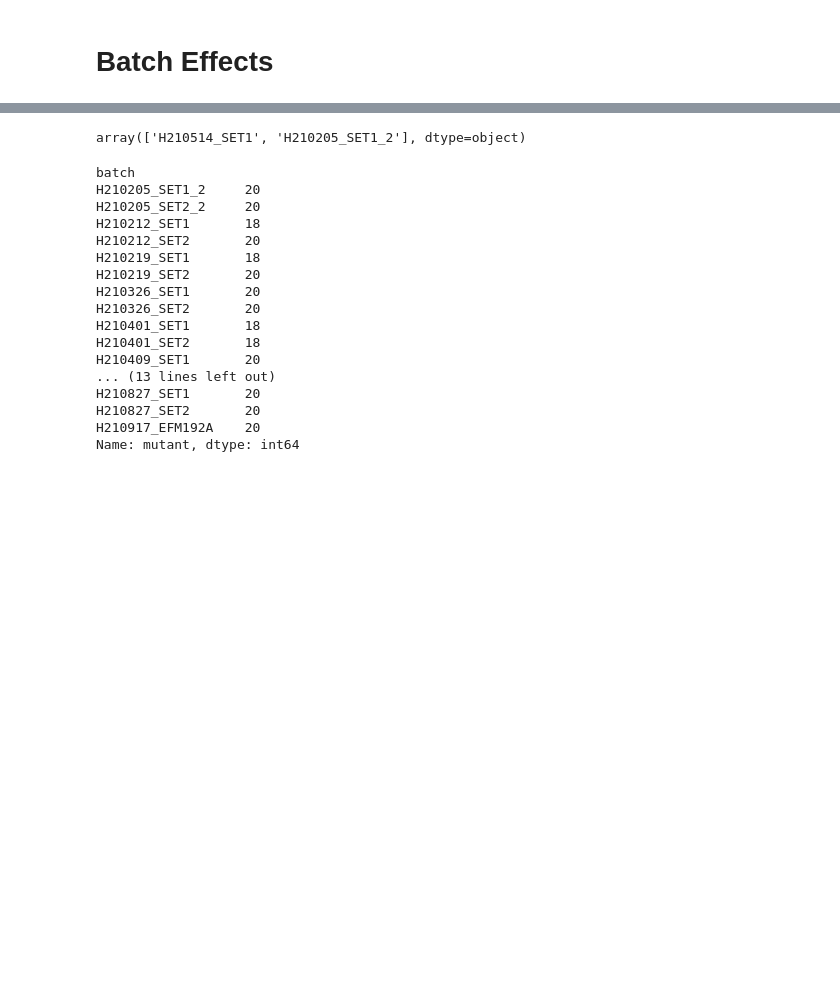
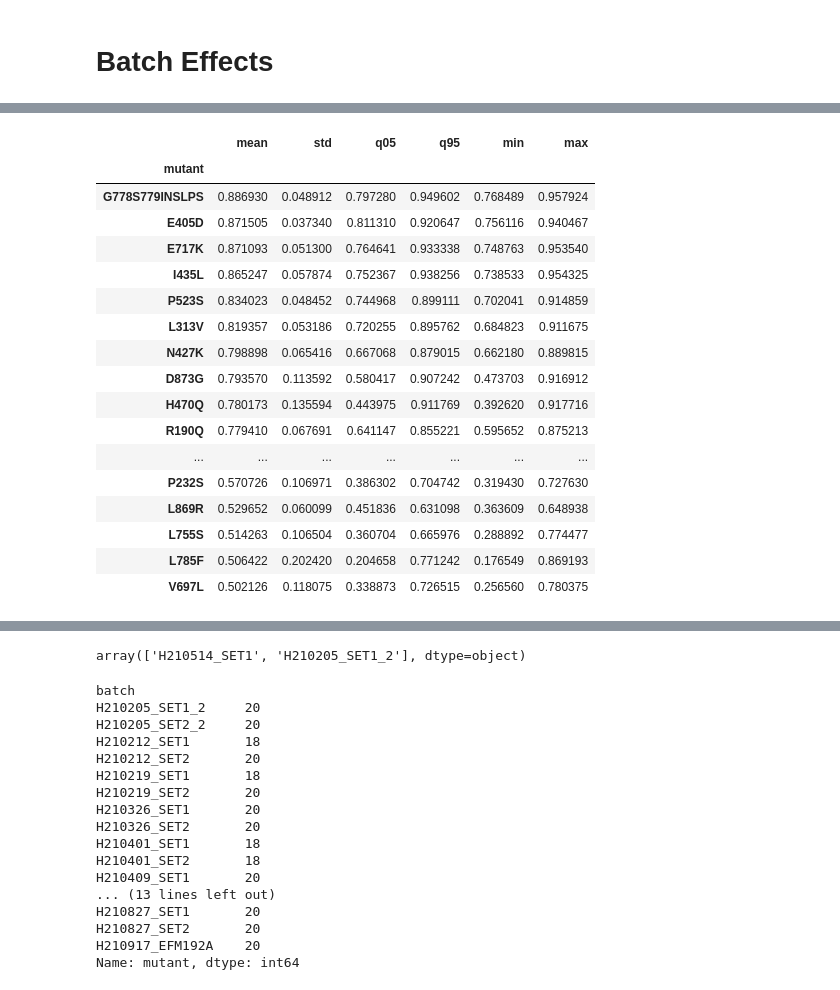
Before and after one commit to nathanieljevans/live_cell_reporter_imaging, a Jupyter notebook: sensitivity_analysis.ipynb, the cells around one changed output, grey strips where cells are left out. Saved outputs shown, nothing was run; the diff lists cells and outputs as text; code cells hidden in the pictures; blank space fills up the shorter version.

```diff
--- a/sensitivity_analysis.ipynb
+++ b/sensitivity_analysis.ipynb
@@ -113,0 +139,12 @@ array(['batch[T.H210514_SET2]', 'batch[T.H210521_SET1]',
+# %%
+# 50th Percentile
+def q05(x):
+    return x.quantile(0.05)
+
+# 90th Percentile
+def q95(x):
+    return x.quantile(0.95)
+# %%
+df = mut_res.groupby(['cell_line', 'treatment', 'mutant'])['prob_res'].agg(['mean', 'std', q05, q95, 'min', 'max']).sort_values('mean', ascending=False)
+
+df.head()
@@ -113,0 +159,21 @@ array(['batch[T.H210514_SET2]', 'batch[T.H210521_SET1]',
+# %%
+df.loc[('EFM192A', 'neratinib')].sort_values('mean', ascending=False)[lambda x: x['mean'] > 0.5]
+# %% [output]
+|  | mean | std | q05 | q95 | min | max |
+| mutant |  |  |  |  |  |  |
+| G778S779INSLPS | 0.886930 | 0.048912 | 0.797280 | 0.949602 | 0.768489 | 0.957924 |
+| E405D | 0.871505 | 0.037340 | 0.811310 | 0.920647 | 0.756116 | 0.940467 |
+| E717K | 0.871093 | 0.051300 | 0.764641 | 0.933338 | 0.748763 | 0.953540 |
+| I435L | 0.865247 | 0.057874 | 0.752367 | 0.938256 | 0.738533 | 0.954325 |
+| P523S | 0.834023 | 0.048452 | 0.744968 | 0.899111 | 0.702041 | 0.914859 |
+| L313V | 0.819357 | 0.053186 | 0.720255 | 0.895762 | 0.684823 | 0.911675 |
+| N427K | 0.798898 | 0.065416 | 0.667068 | 0.879015 | 0.662180 | 0.889815 |
+| D873G | 0.793570 | 0.113592 | 0.580417 | 0.907242 | 0.473703 | 0.916912 |
+| H470Q | 0.780173 | 0.135594 | 0.443975 | 0.911769 | 0.392620 | 0.917716 |
+| R190Q | 0.779410 | 0.067691 | 0.641147 | 0.855221 | 0.595652 | 0.875213 |
+| ... | ... | ... | ... | ... | ... | ... |
+| P232S | 0.570726 | 0.106971 | 0.386302 | 0.704742 | 0.319430 | 0.727630 |
+| L869R | 0.529652 | 0.060099 | 0.451836 | 0.631098 | 0.363609 | 0.648938 |
+| L755S | 0.514263 | 0.106504 | 0.360704 | 0.665976 | 0.288892 | 0.774477 |
+| L785F | 0.506422 | 0.202420 | 0.204658 | 0.771242 | 0.176549 | 0.869193 |
+| V697L | 0.502126 | 0.118075 | 0.338873 | 0.726515 | 0.256560 | 0.780375 |
```
Also changed, not shown: parts of 18 cells of this notebook, 8 other files.
